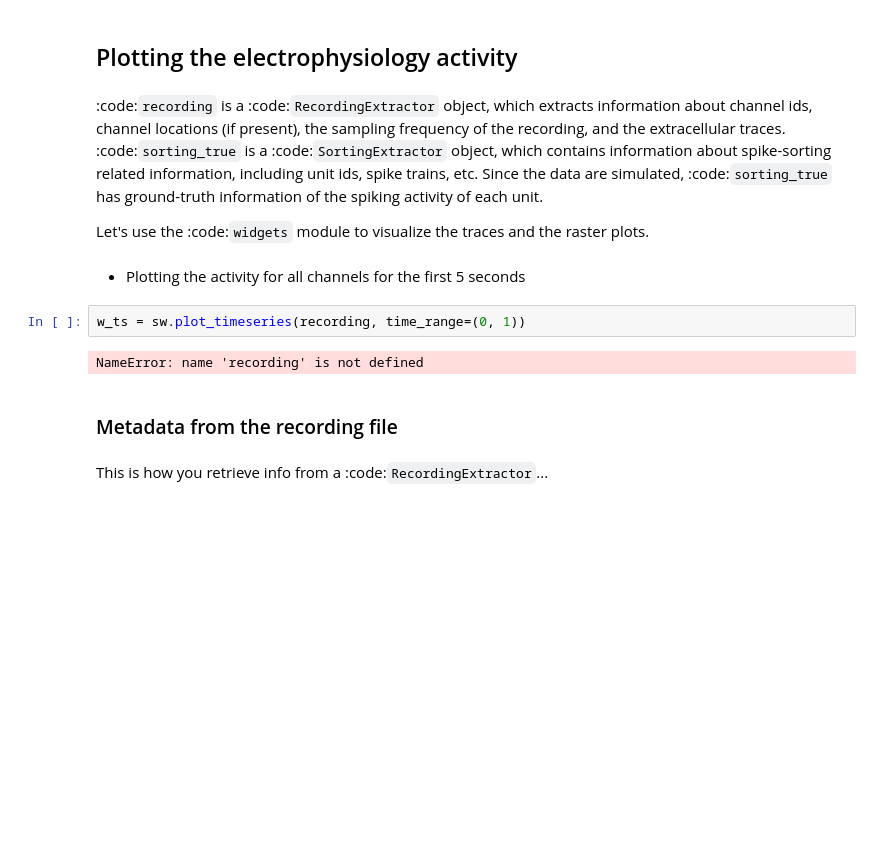
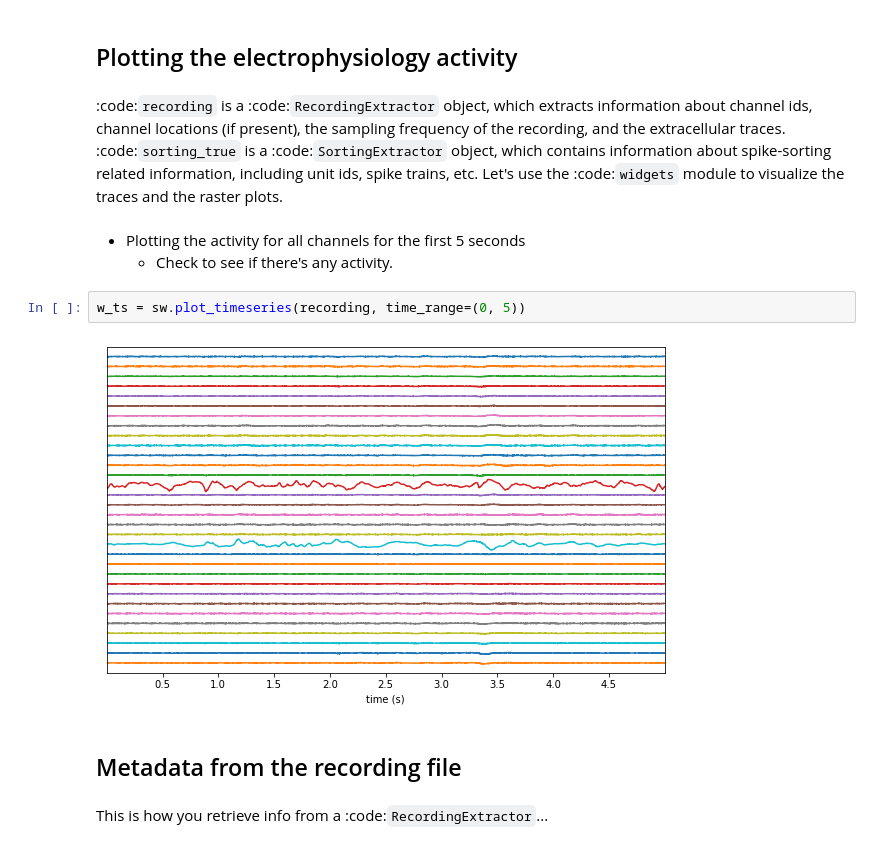
Before and after one commit to padillacoreanolab/spike_sorting, a Jupyter notebook: results/2022_08_09_finalize_notebooks/01_reading_in_and_preprocessing_ephys_recording.ipynb, the cells around one changed output. Drawn from its saved outputs; the diff is of its cells as text; blank space fills up the shorter version.

Commit message:
nb: add read recording documentation

```diff
--- a/results/2022_08_09_finalize_notebooks/01_reading_in_and_preprocessing_ephys_recording.ipynb
+++ b/results/2022_08_09_finalize_notebooks/01_reading_in_and_preprocessing_ephys_recording.ipynb
@@ -202,18 +202,17 @@ spikeinterface.extractors.neoextractors.spikegadgets.SpikeGadgetsRecordingExtrac
 :code:`recording` is a :code:`RecordingExtractor` object, which extracts information about channel ids, channel locations
 (if present), the sampling frequency of the recording, and the extracellular  traces. :code:`sorting_true` is a
 :code:`SortingExtractor` object, which contains information about spike-sorting related information,  including unit ids,
-spike trains, etc. Since the data are simulated, :code:`sorting_true` has ground-truth information of the spiking
-activity of each unit.
-
+spike trains, etc.
 Let's use the :code:`widgets` module to visualize the traces and the raster plots.
 # %% [markdown]
 - Plotting the activity for all channels for the first 5 seconds
+    - Check to see if there's any activity.
 # %%
-w_ts = sw.plot_timeseries(recording, time_range=(0, 1))
+w_ts = sw.plot_timeseries(recording, time_range=(0, 5))
 # %% [output]
-NameError: name 'recording' is not defined
+[figure, added]
 # %% [markdown]
-### Metadata from the recording file
+## Metadata from the recording file
 # %% [markdown]
 This is how you retrieve info from a :code:`RecordingExtractor`...
 # %%
```
Also changed, not shown: parts of 4 cells of this notebook.
